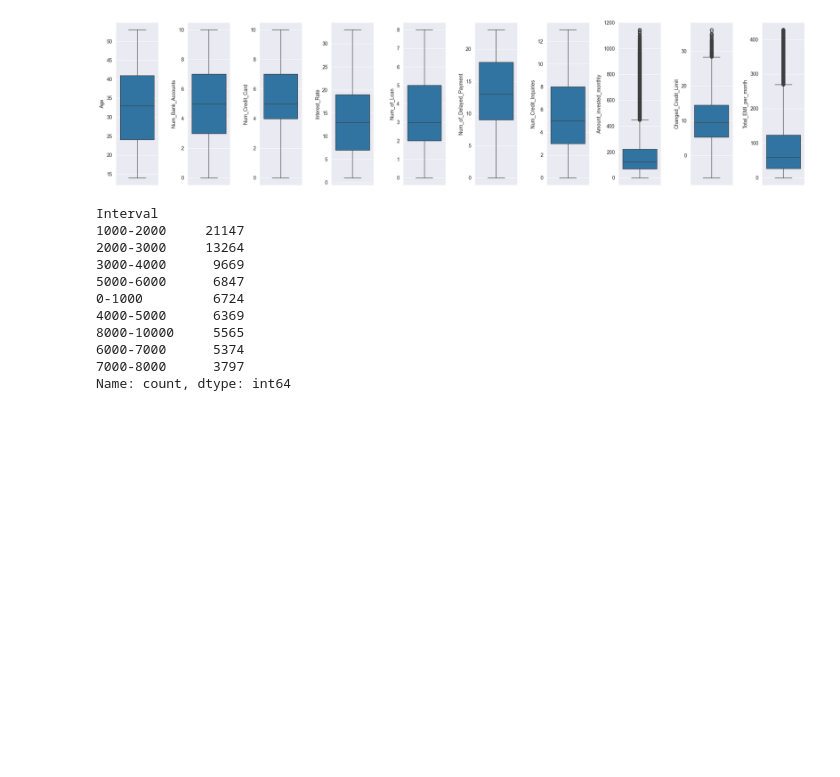
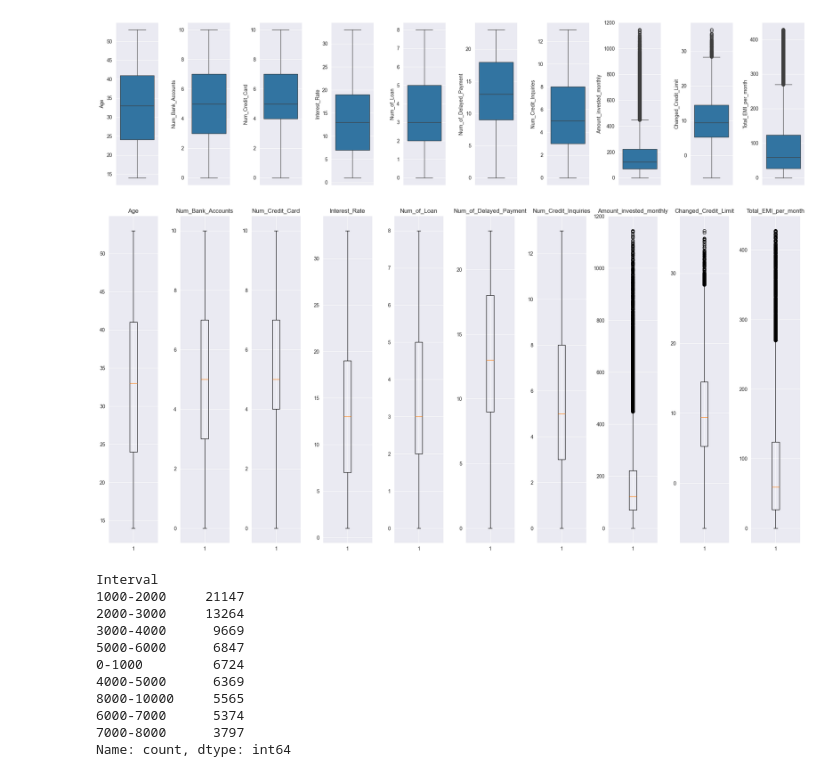
Before and after one commit to AlexShinalov/spbu-PredictCreditScore, a Jupyter notebook: RefactorData.ipynb, the cells around one changed output. Drawn from its saved outputs; the diff is of its cells as text; code cells hidden in the pictures; blank space fills up the shorter version.

```diff
--- a/RefactorData.ipynb
+++ b/RefactorData.ipynb
@@ -19,7 +19,7 @@ def dropping(train_df, colums):
     for i in colums:
         train_df.drop(columns=[i], inplace=True)
     return train_df
-train_df = dropping(train_df, ['ID', 'Name', 'SSN', 'Customer_ID'])
+#train_df = dropping(train_df, ['ID', 'Name', 'SSN', 'Customer_ID'])
 # %%
 def hide(train_df):
     train_df['Month'] = pd.Series(label_encoder.fit_transform(train_df['Month']))
@@ -42,7 +43,7 @@ def parse_data(value):
     if type(value) == float:
         return value
     else: return int(value.split(' ')[0]) *12 + int(value.split(' ')[3])
-train_df['Credit_History_Age'] = train_df['Credit_History_Age'].apply(parse_data)
+#train_df['Credit_History_Age'] = train_df['Credit_History_Age'].apply(parse_data)
 # %%
 def convert_to_float_or_random(value):
     if type(value) == float:
@@ -64,7 +65,7 @@ def convert_to_float_or_random(value):
             return float(value)
         except ValueError:
             print(value)
-train_df[train_df.select_dtypes(include='object').columns] =train_df.select_dtypes(include=['object']).map(convert_to_float_or_random)
+#train_df[train_df.select_dtypes(include='object').columns] =train_df.select_dtypes(include=['object']).map(convert_to_float_or_random)
 # %%
 from sklearn.model_selection import train_test_split
 X = train_df
@@ -208,6 +213,17 @@ for ax, col in zip(axes, out_col):
 fig.tight_layout(pad=1.5)
 # %% [output]
 [figure]
+# %%
+out_col = ['Age', 'Num_Bank_Accounts','Num_Credit_Card', 'Interest_Rate','Num_of_Loan','Num_of_Delayed_Payment','Num_Credit_Inquiries','Amount_invested_monthly', 'Changed_Credit_Limit', 'Total_EMI_per_month' ]
+fig, axes = plt.subplots(1, 10, figsize=(20, 10))
+
+for ax, col in zip(axes, out_col):
+    ax.boxplot(X_train[col], vert = True)
+    ax.set_title(col)
+fig.tight_layout(pad=1.5)
+plt.show()
+# %% [output]
+[figure, added]
 # %%
 bins = [0, 1000, 2000, 3000, 4000, 5000,6000,7000,8000, 10000]
 lab  = ['0-1000', '1000-2000', '2000-3000', '3000-4000', '4000-5000', '5000-6000', '6000-7000', '7000-8000', '8000-10000']
```
Also changed, not shown: parts of 6 cells of this notebook.
